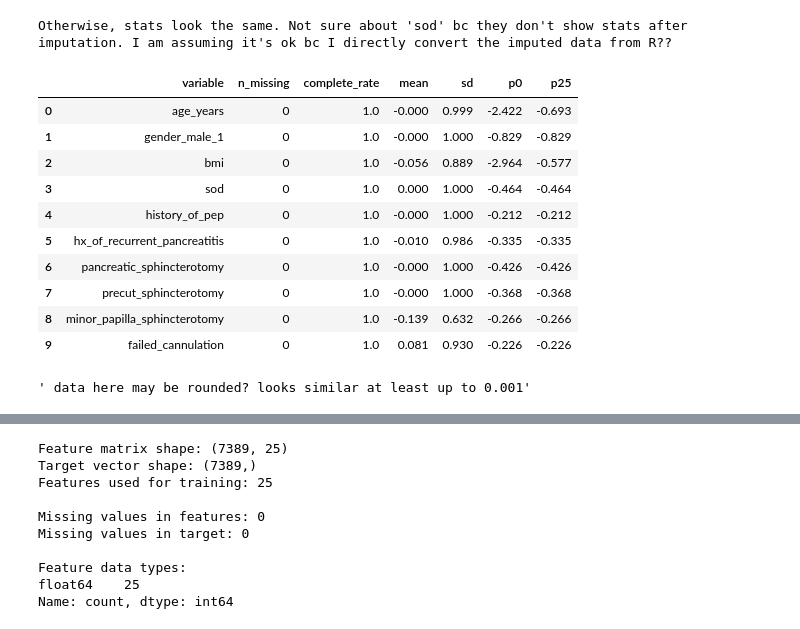
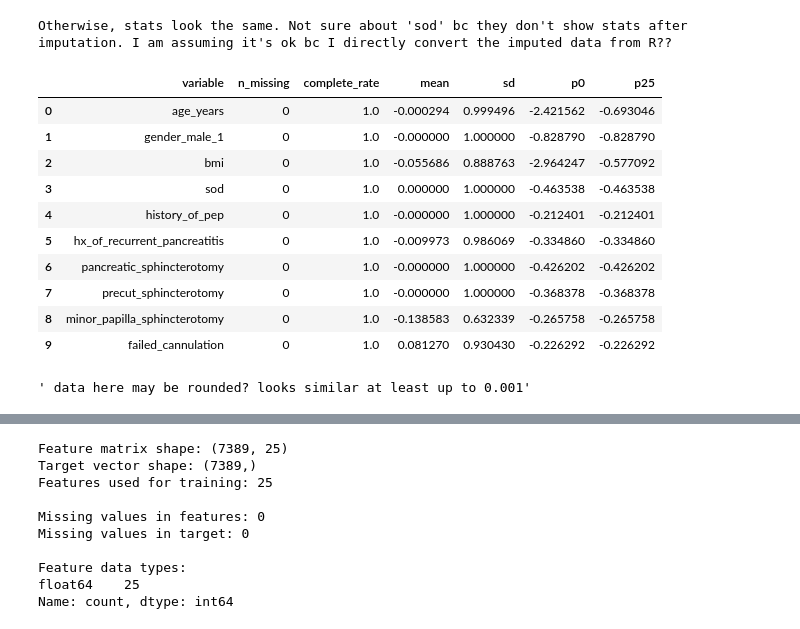
Before and after one commit to emilyguancamole/pep-risk, a Jupyter notebook: code/train_gbm.ipynb, the cells around one changed output, grey strips where cells are left out. Saved outputs shown, nothing was run; the diff lists cells and outputs as text; code cells hidden in the pictures.

```diff
--- a/code/train_gbm.ipynb
+++ b/code/train_gbm.ipynb
@@ -103,45 +119,45 @@ Otherwise, stats look the same. Not sure about 'sod' bc they don't show stats af
 # %%
 # Inspect train_impute info, similar to skim() in R
 vars_to_skim = [
     'age_years', 'gender_male_1', 'bmi', 'sod', 'history_of_pep',
     'hx_of_recurrent_pancreatitis', 'pancreatic_sphincterotomy', 'precut_sphincterotomy',
     'minor_papilla_sphincterotomy', 'failed_cannulation'
 ]
 
 skim_summary = []
 
 for var in vars_to_skim:
     col = train_impute[var]
     n_missing = col.isnull().sum()
     complete_rate = 1 - n_missing / len(col)
     mean = col.mean()
     sd = col.std()
     p0 = col.min()
     p25 = col.quantile(0.25)
     skim_summary.append({
         'variable': var,
         'n_missing': n_missing,
-        'complete_rate': round(complete_rate, 3),
-        'mean': round(mean, 3),
-        'sd': round(sd, 3),
-        'p0': round(p0, 3),
-        'p25': round(p25, 3)
+        'complete_rate': round(complete_rate, 6),
+        'mean': round(mean, 6),
+        'sd': round(sd, 6),
+        'p0': round(p0, 6),
+        'p25': round(p25, 6)
     })
 
 skim_df = pd.DataFrame(skim_summary)
 display(skim_df)
 
-''' data here may be rounded? looks similar at least up to 0.001'''
+'''looks same as skim(dt_imputed)'''
 # %% [output]
 |  | variable | n_missing | complete_rate | mean | sd | p0 | p25 |
-| 0 | age_years | 0 | 1.0 | -0.000 | 0.999 | -2.422 | -0.693 |
-| 1 | gender_male_1 | 0 | 1.0 | -0.000 | 1.000 | -0.829 | -0.829 |
-| 2 | bmi | 0 | 1.0 | -0.056 | 0.889 | -2.964 | -0.577 |
-| 3 | sod | 0 | 1.0 | 0.000 | 1.000 | -0.464 | -0.464 |
-| 4 | history_of_pep | 0 | 1.0 | -0.000 | 1.000 | -0.212 | -0.212 |
-| 5 | hx_of_recurrent_pancreatitis | 0 | 1.0 | -0.010 | 0.986 | -0.335 | -0.335 |
-| 6 | pancreatic_sphincterotomy | 0 | 1.0 | -0.000 | 1.000 | -0.426 | -0.426 |
-| 7 | precut_sphincterotomy | 0 | 1.0 | -0.000 | 1.000 | -0.368 | -0.368 |
-| 8 | minor_papilla_sphincterotomy | 0 | 1.0 | -0.139 | 0.632 | -0.266 | -0.266 |
-| 9 | failed_cannulation | 0 | 1.0 | 0.081 | 0.930 | -0.226 | -0.226 |
+| 0 | age_years | 0 | 1.0 | -0.000294 | 0.999496 | -2.421562 | -0.693046 |
+| 1 | gender_male_1 | 0 | 1.0 | -0.000000 | 1.000000 | -0.828790 | -0.828790 |
+| 2 | bmi | 0 | 1.0 | -0.055686 | 0.888763 | -2.964247 | -0.577092 |
+| 3 | sod | 0 | 1.0 | 0.000000 | 1.000000 | -0.463538 | -0.463538 |
+| 4 | history_of_pep | 0 | 1.0 | -0.000000 | 1.000000 | -0.212401 | -0.212401 |
+| 5 | hx_of_recurrent_pancreatitis | 0 | 1.0 | -0.009973 | 0.986069 | -0.334860 | -0.334860 |
+| 6 | pancreatic_sphincterotomy | 0 | 1.0 | -0.000000 | 1.000000 | -0.426202 | -0.426202 |
+| 7 | precut_sphincterotomy | 0 | 1.0 | -0.000000 | 1.000000 | -0.368378 | -0.368378 |
+| 8 | minor_papilla_sphincterotomy | 0 | 1.0 | -0.138583 | 0.632339 | -0.265758 | -0.265758 |
+| 9 | failed_cannulation | 0 | 1.0 | 0.081270 | 0.930430 | -0.226292 | -0.226292 |
 ' data here may be rounded? looks similar at least up to 0.001'
```
Also changed, not shown: parts of 2 cells of this notebook, 6 other files.
